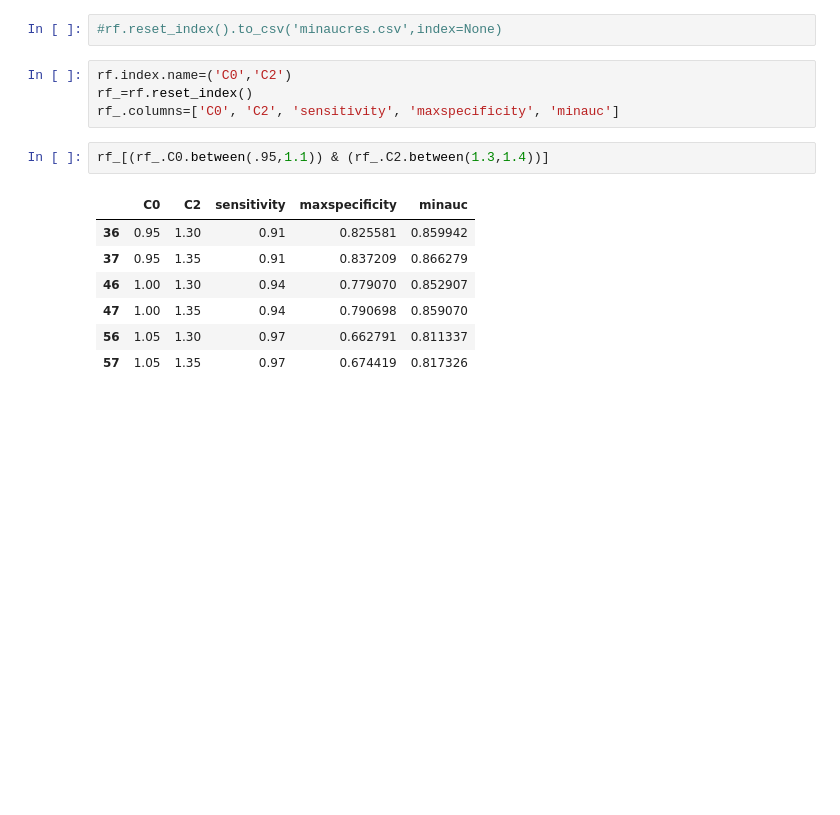
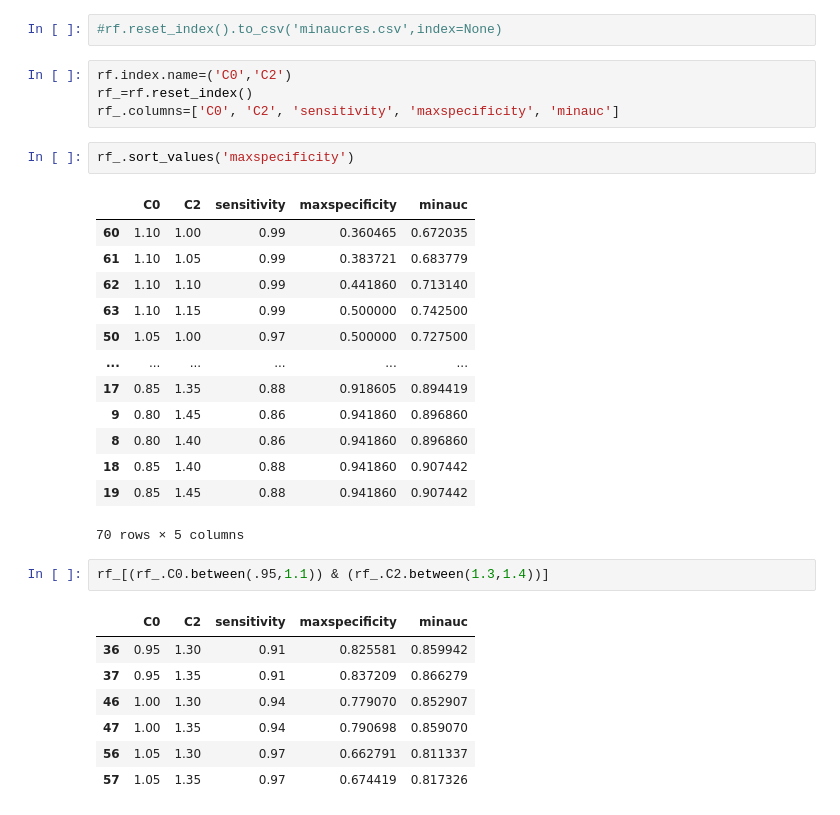
Before and after one commit to zeroknowledgediscovery/truthnet, a Jupyter notebook: truthnet/examples/perfpaper.ipynb, the cells around one changed output. Cells and saved outputs as stored; diff of their text form; blank space fills up the shorter version.

```diff
--- a/truthnet/examples/perfpaper.ipynb
+++ b/truthnet/examples/perfpaper.ipynb
@@ -87,6 +87,22 @@ ztm.auc()
 rf.index.name=('C0','C2')
 rf_=rf.reset_index()
 rf_.columns=['C0', 'C2', 'sensitivity', 'maxspecificity', 'minauc']
+# %%
+rf_.sort_values('maxspecificity')
+# %% [output]
+|  | C0 | C2 | sensitivity | maxspecificity | minauc |
+| 60 | 1.10 | 1.00 | 0.99 | 0.360465 | 0.672035 |
+| 61 | 1.10 | 1.05 | 0.99 | 0.383721 | 0.683779 |
+| 62 | 1.10 | 1.10 | 0.99 | 0.441860 | 0.713140 |
+| 63 | 1.10 | 1.15 | 0.99 | 0.500000 | 0.742500 |
+| 50 | 1.05 | 1.00 | 0.97 | 0.500000 | 0.727500 |
+| ... | ... | ... | ... | ... | ... |
+| 17 | 0.85 | 1.35 | 0.88 | 0.918605 | 0.894419 |
+| 9 | 0.80 | 1.45 | 0.86 | 0.941860 | 0.896860 |
+| 8 | 0.80 | 1.40 | 0.86 | 0.941860 | 0.896860 |
+| 18 | 0.85 | 1.40 | 0.88 | 0.941860 | 0.907442 |
+| 19 | 0.85 | 1.45 | 0.88 | 0.941860 | 0.907442 |
+70 rows × 5 columns
 # %%
 rf_[(rf_.C0.between(.95,1.1)) & (rf_.C2.between(1.3,1.4))]
 # %% [output]
```
Also changed, not shown: parts of 3 cells of this notebook, 5 other files.
